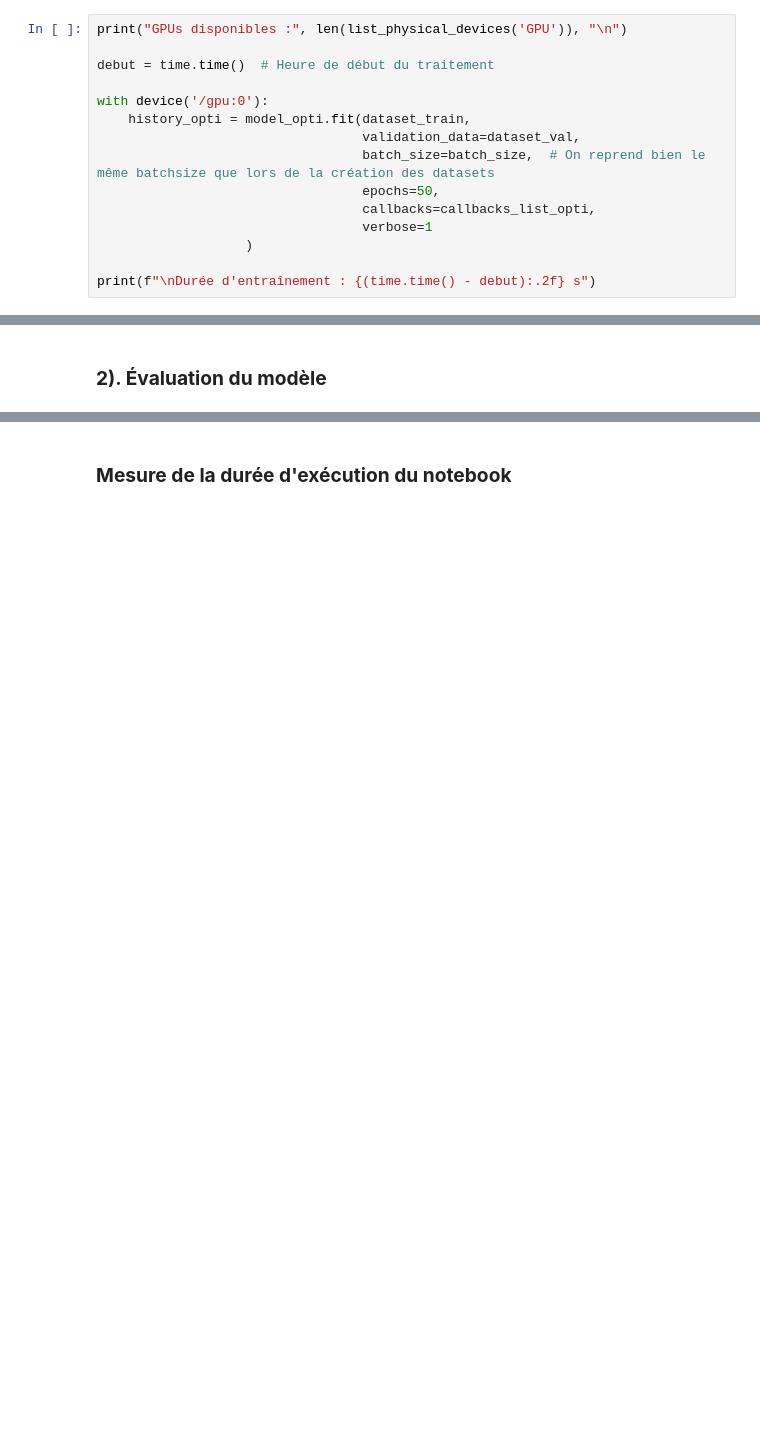
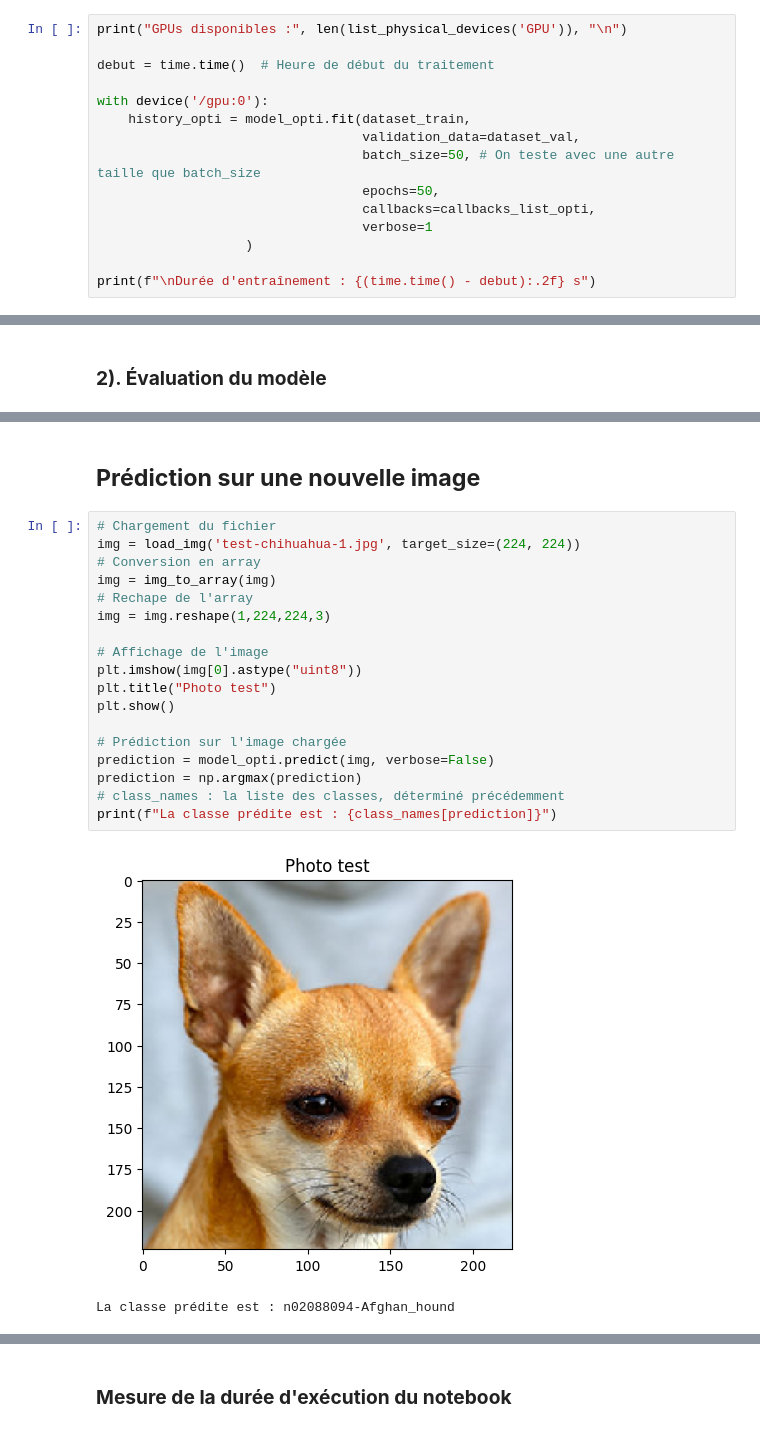
Before and after one commit to BiGHeaDMaX/Identifier-Races-Chiens-avec-TensorFlow, a Jupyter notebook: 02 - Modèle personnel.ipynb, the cells around one changed output, grey strips where cells are left out. Drawn from its saved outputs; the diff is of its cells as text; blank space fills up the shorter version.

Commit message:
Ajout prédiction et clean rep/files

```diff
--- a/02 - Modèle personnel.ipynb
+++ b/02 - Modèle personnel.ipynb
@@ -550,7 +595,7 @@ debut = time.time()  # Heure de début du traitement
 with device('/gpu:0'):
     history_opti = model_opti.fit(dataset_train,
                                   validation_data=dataset_val,
-                                  batch_size=batch_size,  # On reprend bien le même batchsize que lors de la création des datasets
+                                  batch_size=50, # On teste avec une autre taille que batch_size
                                   epochs=50,
                                   callbacks=callbacks_list_opti,
                                   verbose=1
@@ -620,0 +662,23 @@ F1 score : 0.256
+# %% [markdown]
+## **Prédiction sur une nouvelle image**
+# %%
+# Chargement du fichier
+img = load_img('test-chihuahua-1.jpg', target_size=(224, 224))
+# Conversion en array
+img = img_to_array(img)
+# Rechape de l'array
+img = img.reshape(1,224,224,3)
+
+# Affichage de l'image
+plt.imshow(img[0].astype("uint8"))
+plt.title("Photo test")
+plt.show()
+
+# Prédiction sur l'image chargée
+prediction = model_opti.predict(img, verbose=False)
+prediction = np.argmax(prediction)
+# class_names : la liste des classes, déterminé précédemment
+print(f"La classe prédite est : {class_names[prediction]}")
+# %% [output]
+[figure, added]
+La classe prédite est : n02088094-Afghan_hound
```
Also changed, not shown: parts of 21 cells of this notebook.
